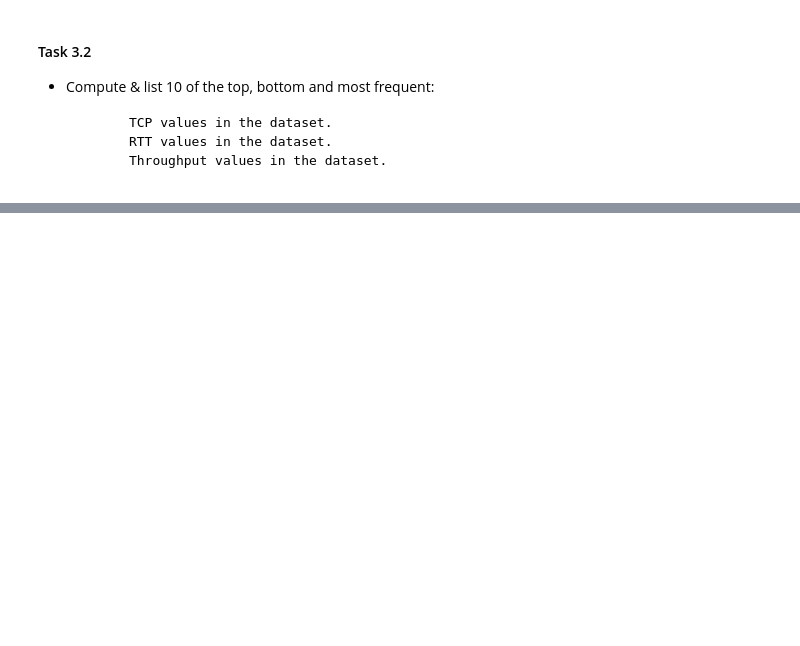
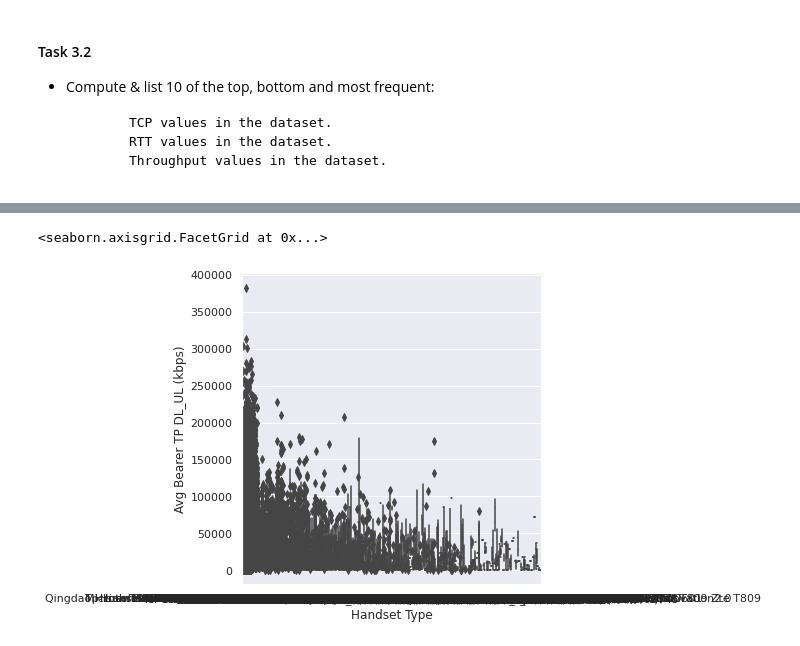
Before and after one commit to eyerus21/10Academy-week-1-challenge, a Jupyter notebook: notebooks/_.ipynb, the cells around one changed output, grey strips where cells are left out. Cells and saved outputs as stored; diff of their text form; code cells hidden in the pictures; blank space fills up the shorter version.

```diff
--- a/notebooks/_.ipynb
+++ b/notebooks/_.ipynb
@@ -10,3 +3,22 @@ import warnings
+# %%
+
+%matplotlib inline
+import statsmodels.api as sm
+import numpy as np
+import scipy.stats as stats
+import matplotlib.pyplot as plt
+import pandas as pd
+import seaborn as sns
+sns.set()
+from sklearn.preprocessing import StandardScaler,normalize
+from sklearn.cluster import KMeans
+import scipy.spatial.distance as sdist
+import sklearn.cluster as cluster
+import math
+
+import warnings
+warnings.filterwarnings('ignore')
+import statsmodels.api as sm
 # %% [markdown]
 ## Load data
 # %%
@@ -782,0 +1166,5 @@ AttributeError: 'numpy.float64' object has no attribute 'head'
+# %%
+sns.catplot(x="Handset Type", y="Avg Bearer TP DL_UL (kbps)", kind="box", data=df)
+# %% [output]
+<seaborn.axisgrid.FacetGrid at 0x...>
+[figure, added]
```
Also changed, not shown: parts of 55 cells of this notebook.
